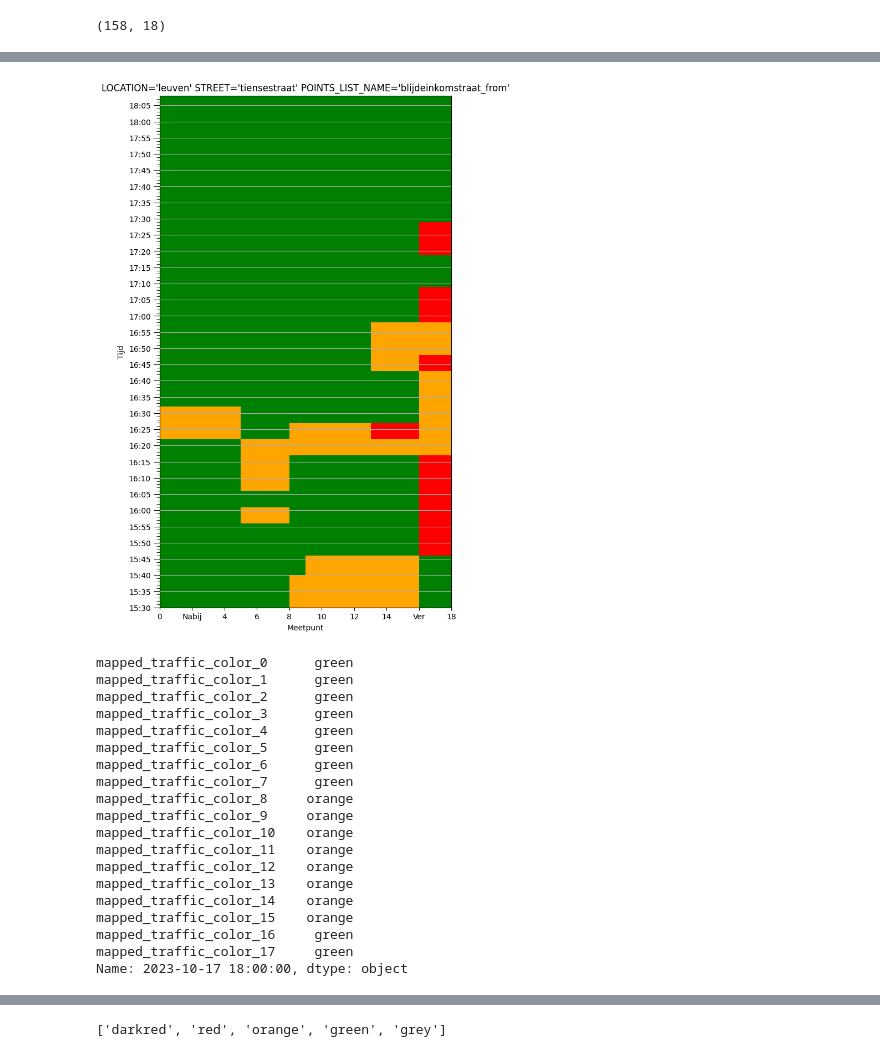
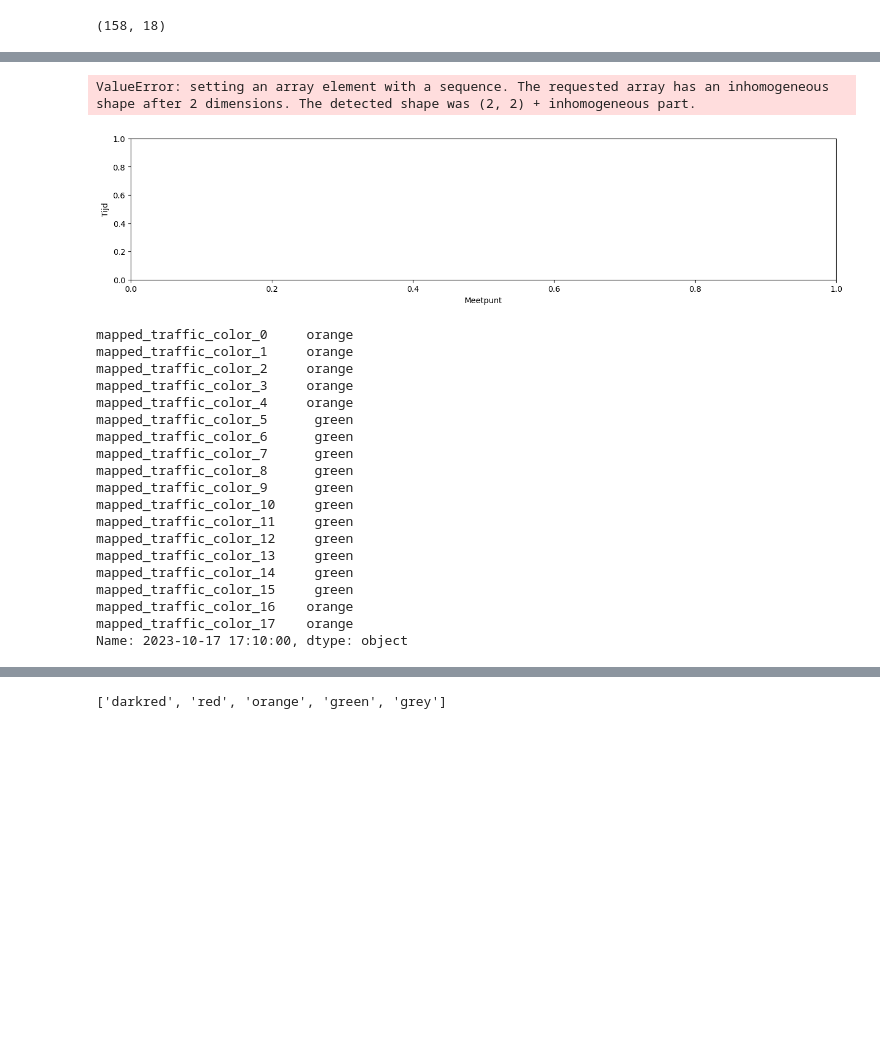
Before and after one commit to cast42/filedrukte_tiensepoort, a Jupyter notebook: get_traffic_info_from_screenshot.ipynb, the cells around one changed output, grey strips where cells are left out. Saved outputs shown, nothing was run; the diff lists cells and outputs as text; code cells hidden in the pictures; blank space fills up the shorter version.

Commit message:
Title to colormap

```diff
--- a/get_traffic_info_from_screenshot.ipynb
+++ b/get_traffic_info_from_screenshot.ipynb
@@ -603,7 +618,7 @@ ticks = df_street.index
 tick_labels = [
     f"{tick:%H:%M}" if idx % 5 == 0 else "" for idx, tick in enumerate(ticks)
 ]
-major_tick_labels = [f"{tick:%H:%M}" for idx, tick in enumerate(ticks) if idx % 5 == 0]
+major_tick_labels = [f"{tick:%H:%M}" for idx, tick in enumerate(ticks) if idx % 5 == 0][::-1]
 cmap = ListedColormap(colors)
 
 # Plot the matrix using matshow on the specified axis
@@ -613,69 +628,70 @@ ax.matshow(
     aspect=0.2,
     vmin=0,
     vmax=len(colors),
-    extent=(0, traffic_color_matrix.shape[1], 0, traffic_color_matrix.shape[0]),
+    extent=(0, traffic_color_matrix.shape, 0, traffic_color_matrix.shape[0]),
 )
 
 # Set y-axis tick locations and labels
 ax.set_yticks(list(range(df_street.shape[0])), minor=True)
 ax.set_yticks(list(range(0, df_street.shape[0], 5)), minor=False)
-ax.set_yticklabels(major_tick_labels, minor=False)
+ax.set_yticklabels(major_tick_labels[1:], minor=False)
 
 # Customize tick parameters to make major ticks longer
 ax.tick_params(axis="y", which="major", size=8)  # Adjust the size as needed
 ax.tick_params(axis="y", which="minor", size=4)
 
 # Add gridlines for the y-axis at major y-tick positions
 ax.yaxis.grid(True, which="major")
 
 # Hide gridlines for the x-axis
 ax.xaxis.grid(False)
 ax.tick_params(bottom=True, labelbottom=True)
 ax.tick_params(top=False, labeltop=False)
 
 xlabels = ax.get_xticklabels()
 for idx, label in enumerate(xlabels):
     # xlabels[idx].set_text('')
     if idx == 1:
         xlabels[1].set_text("Nabij")
     if idx == len(xlabels) - 1:
         xlabels[-2].set_text("Ver")
 ax.set_xticklabels(xlabels)
 ax.set_title(f"{LOCATION=} {STREET=} {POINTS_LIST_NAME=}")
 
 
 plt.savefig(
     f"figs/{LOCATION}_{STREET}_231017_16u_18u_{POINTS_LIST_NAME}.png",  # Set path and filename
     dpi=300,  # Set dots per inch
     bbox_inches="tight",  # Remove extra whitespace around plot
     facecolor="white",
 )  # Set background color to white
 # %% [output]
+ValueError: setting an array element with a sequence. The requested array has an inhomogeneous shape after 2 dimensions. The detected shape was (2, 2) + inhomogeneous part.
-[figure, old version]
+[figure, new version]
 # %%
-df_street.loc["2023-10-17 18:00:00"].loc[
+df_street.loc["2023-10-17 17:10:00"].loc[
     [f"mapped_traffic_color_{i}" for i in range(number_of_points)]
 ]
 # %% [output]
-mapped_traffic_color_0      green
-mapped_traffic_color_1      green
-mapped_traffic_color_2      green
-mapped_traffic_color_3      green
-mapped_traffic_color_4      green
+mapped_traffic_color_0     orange
+mapped_traffic_color_1     orange
+mapped_traffic_color_2     orange
+mapped_traffic_color_3     orange
+mapped_traffic_color_4     orange
 mapped_traffic_color_5      green
 mapped_traffic_color_6      green
 mapped_traffic_color_7      green
-mapped_traffic_color_8     orange
-mapped_traffic_color_9     orange
-mapped_traffic_color_10    orange
-mapped_traffic_color_11    orange
-mapped_traffic_color_12    orange
-mapped_traffic_color_13    orange
-mapped_traffic_color_14    orange
-mapped_traffic_color_15    orange
-mapped_traffic_color_16     green
-mapped_traffic_color_17     green
-Name: 2023-10-17 18:00:00, dtype: object
+mapped_traffic_color_8      green
+mapped_traffic_color_9      green
+mapped_traffic_color_10     green
+mapped_traffic_color_11     green
+mapped_traffic_color_12     green
+mapped_traffic_color_13     green
+mapped_traffic_color_14     green
+mapped_traffic_color_15     green
+mapped_traffic_color_16    orange
+mapped_traffic_color_17    orange
+Name: 2023-10-17 17:10:00, dtype: object
 # %%
 df_street
 # %% [output]
```
Also changed, not shown: parts of 8 cells of this notebook, 1 other file.
